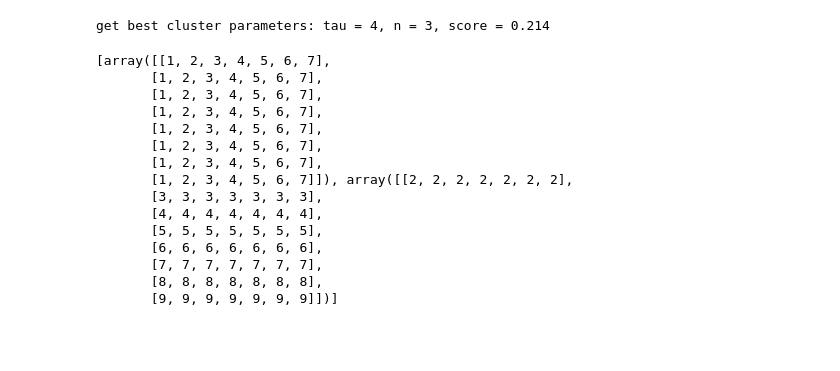
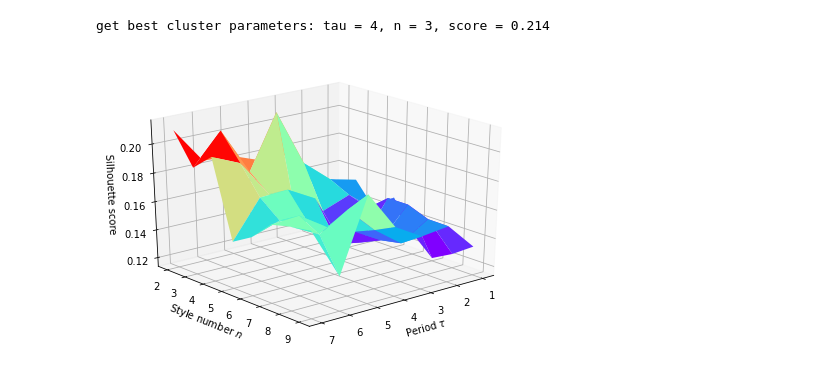
Before and after one commit to Pangjing-Wu/market-style-rotation-analysis, a Jupyter notebook: analysis.ipynb, the cells around one changed output. Drawn from its saved outputs; the diff is of its cells as text; code cells hidden in the pictures; blank space fills up the shorter version.

```diff
--- a/analysis.ipynb
+++ b/analysis.ipynb
@@ -64,30 +64,15 @@ get best cluster parameters: tau = 4, n = 3, score = 0.214
 # %%
 fig = plt.figure()
 ax = Axes3D(fig)
 grid = np.meshgrid(taus, n_class)
 ax.plot_surface(grid[0], grid[1], scores, cmap='rainbow')
 ax.view_init(elev=25, azim=50)
 ax.set_xlabel('Period $\\tau$')
 ax.set_ylabel('Style number $n$')
 ax.set_zlabel('Silhouette score')
-ax.set_title(stock)
 plt.show()
 # %% [output]
-[array([[1, 2, 3, 4, 5, 6, 7],
-       [1, 2, 3, 4, 5, 6, 7],
-       [1, 2, 3, 4, 5, 6, 7],
-       [1, 2, 3, 4, 5, 6, 7],
-       [1, 2, 3, 4, 5, 6, 7],
-       [1, 2, 3, 4, 5, 6, 7],
-       [1, 2, 3, 4, 5, 6, 7],
-       [1, 2, 3, 4, 5, 6, 7]]), array([[2, 2, 2, 2, 2, 2, 2],
-       [3, 3, 3, 3, 3, 3, 3],
-       [4, 4, 4, 4, 4, 4, 4],
-       [5, 5, 5, 5, 5, 5, 5],
-       [6, 6, 6, 6, 6, 6, 6],
-       [7, 7, 7, 7, 7, 7, 7],
-       [8, 8, 8, 8, 8, 8, 8],
-       [9, 9, 9, 9, 9, 9, 9]])]
+[figure, added]
 # %%
 def class_change(X, y, center, radius, rank=1):
     change = abs(np.sign(np.append(0, np.diff(y,rank)))) # change[0] === 0
```
Also changed, not shown: parts of 4 cells of this notebook.
